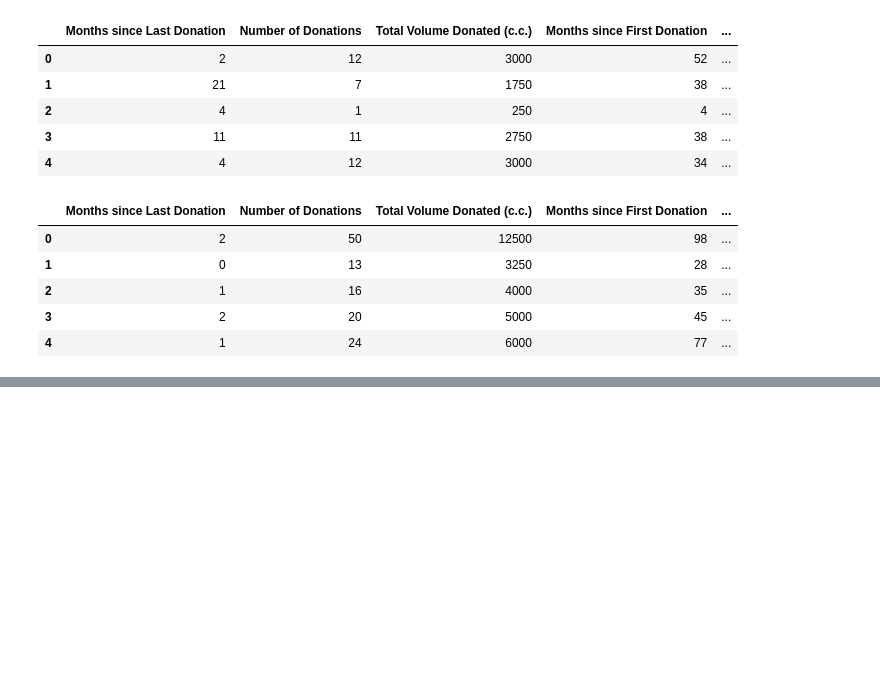
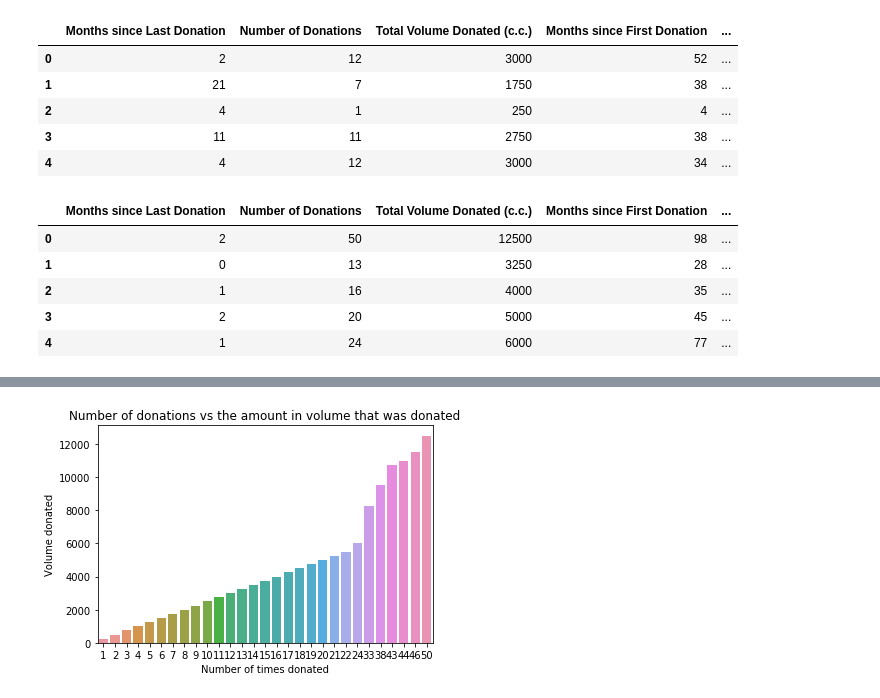
Before and after one commit to sharonmalio/python4datascience, a Jupyter notebook: Challenge2.ipynb, the cells around one changed output, grey strips where cells are left out. Cells and saved outputs as stored; diff of their text form; code cells hidden in the pictures; blank space fills up the shorter version.

Commit message:
worked on some computation and visualization of the data

```diff
--- a/Challenge2.ipynb
+++ b/Challenge2.ipynb
@@ -108,8 +108,3 @@ data.head(10)
 | 7 | 164 | 1 | 12 | 3000 | 35 | ... |
 | 8 | 736 | 5 | 46 | 11500 | 98 | ... |
 | 9 | 436 | 0 | 3 | 750 | 4 | ... |
-# %%
-#I have renamed the "Unnamed: 0" to Donor ID and thus,
-# for now we assume that it has no connection with the donation
-# lets drop it for now
-data.drop("Donor Id",axis=1, inplace=True)
@@ -197,0 +169,6 @@ data.head()
+# %%
+train.rename(columns = {'Made Donation in March 2007':'Donated'}, inplace=True)
+train.rename(columns = {'Number of Donations':'number_donations'}, inplace=True)
+train.rename(columns = {'Total Volume Donated (c.c.)':'total_volume'}, inplace=True)
+
+train.head(5)
@@ -197,0 +184,12 @@ data.head()
+# %%
+
+frequency = train.number_donations.values
+volume = train.total_volume.values
+barplot = sns.barplot(x=frequency, y=volume)
+barplot.set(xlabel='Number of Donations', ylabel='Total Volume Donated')
+plt.title("Number of donations vs the amount in volume that was donated")
+plt.xlabel("Number of times donated")
+plt.ylabel("Volume donated")
+plt.show()
+# %% [output]
+[figure, added]
```
Also changed, not shown: parts of 7 cells of this notebook.
